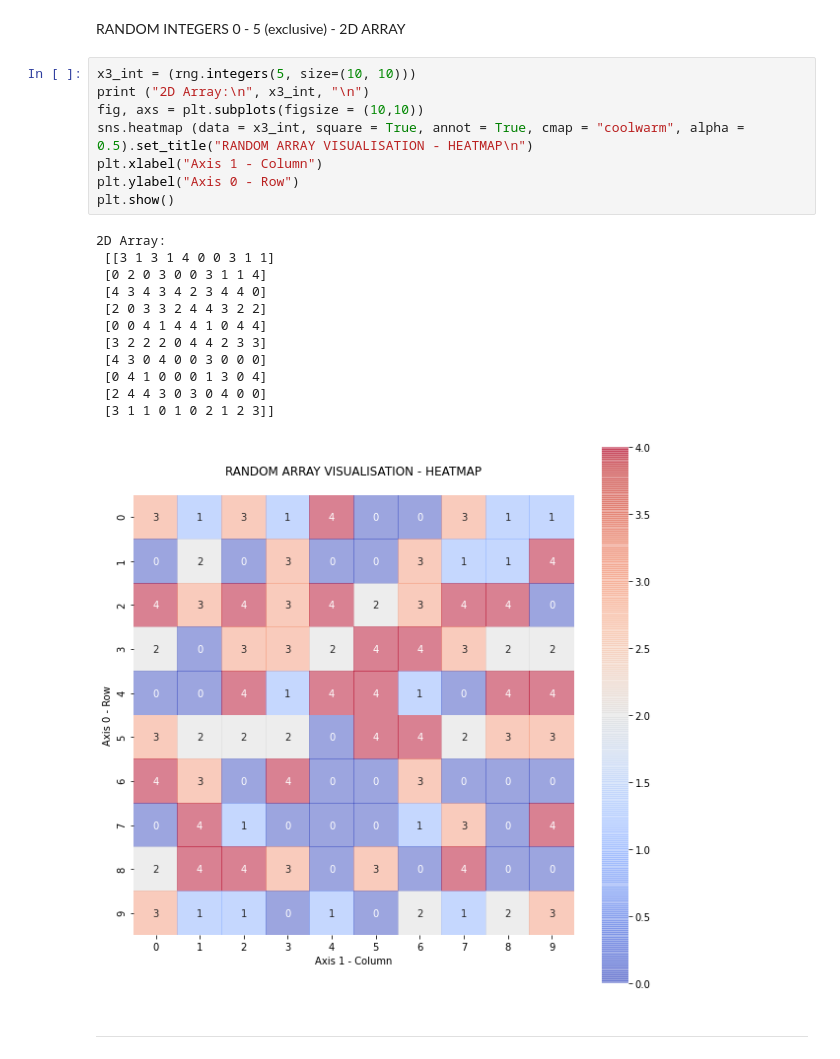
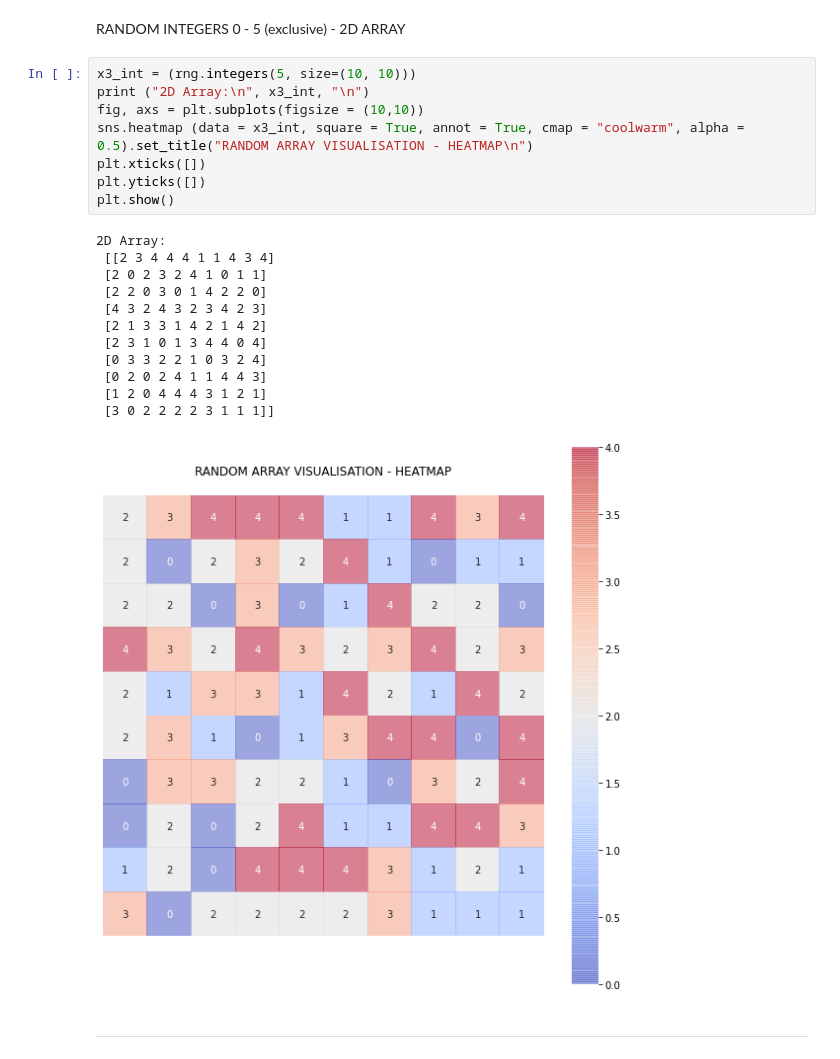
Before and after one commit to AnteDujic/Programming-for-Data-Analysis, a Jupyter notebook: numpy-random.ipynb, the cells around one changed output. Drawn from its saved outputs; the diff is of its cells as text.

```diff
--- a/numpy-random.ipynb
+++ b/numpy-random.ipynb
@@ -154,24 +152,24 @@ RANDOM INTEGERS 0 - 5 (exclusive) - 2D ARRAY
 # %%
 x3_int = (rng.integers(5, size=(10, 10)))
 print ("2D Array:\n", x3_int, "\n")
 fig, axs = plt.subplots(figsize = (10,10))
 sns.heatmap (data = x3_int, square = True, annot = True, cmap = "coolwarm", alpha = 0.5).set_title("RANDOM ARRAY VISUALISATION - HEATMAP\n")
-plt.xlabel("Axis 1 - Column")
-plt.ylabel("Axis 0 - Row")
+plt.xticks([])
+plt.yticks([])
 plt.show()
 # %% [output]
 2D Array:
- [[3 1 3 1 4 0 0 3 1 1]
- [0 2 0 3 0 0 3 1 1 4]
- [4 3 4 3 4 2 3 4 4 0]
- [2 0 3 3 2 4 4 3 2 2]
- [0 0 4 1 4 4 1 0 4 4]
- [3 2 2 2 0 4 4 2 3 3]
- [4 3 0 4 0 0 3 0 0 0]
- [0 4 1 0 0 0 1 3 0 4]
- [2 4 4 3 0 3 0 4 0 0]
- [3 1 1 0 1 0 2 1 2 3]]
+ [[2 3 4 4 4 1 1 4 3 4]
+ [2 0 2 3 2 4 1 0 1 1]
+ [2 2 0 3 0 1 4 2 2 0]
+ [4 3 2 4 3 2 3 4 2 3]
+ [2 1 3 3 1 4 2 1 4 2]
+ [2 3 1 0 1 3 4 4 0 4]
+ [0 3 3 2 2 1 0 3 2 4]
+ [0 2 0 2 4 1 1 4 4 3]
+ [1 2 0 4 4 4 3 1 2 1]
+ [3 0 2 2 2 2 3 1 1 1]]
-[figure, old version]
+[figure, new version]
 # %% [markdown]
 ***
 # %% [markdown]
```
Also changed, not shown: parts of 71 cells of this notebook, 1 other file.
